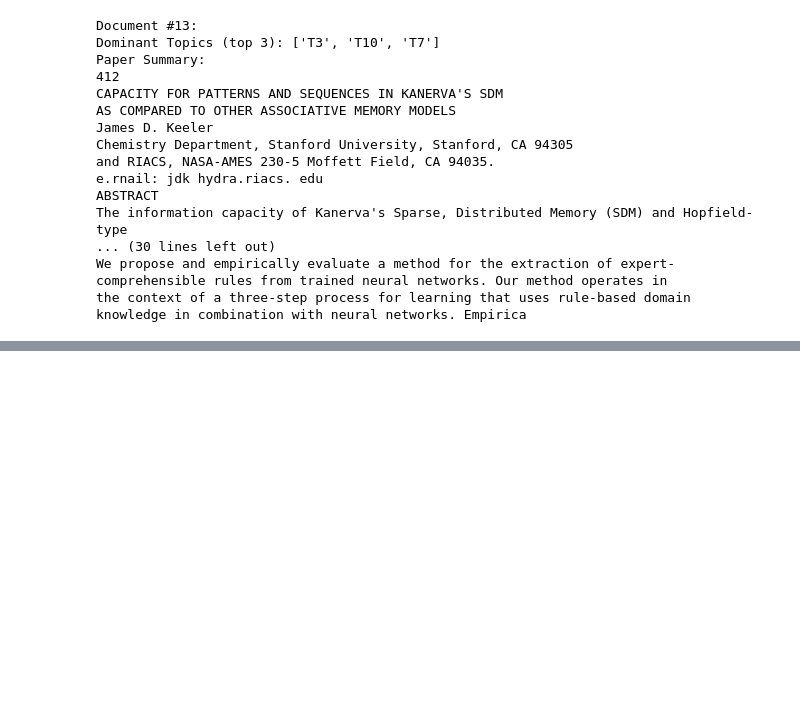
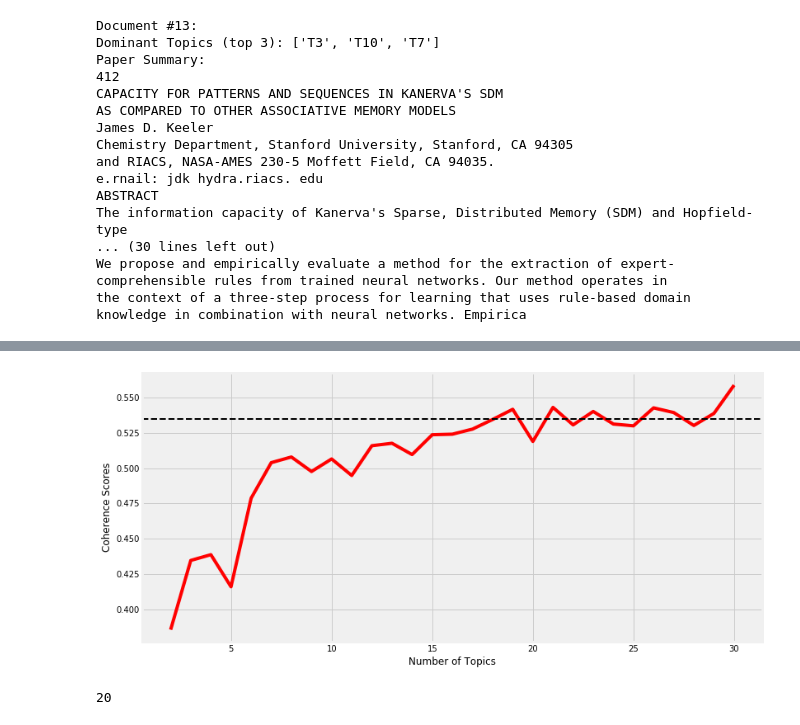
Before and after one commit to beliciataylor/self-study, a Jupyter notebook: NLP_Learning/ch06_text_summarization_topic_models.ipynb, the cells around one changed output, grey strips where cells are left out. Cells and saved outputs as stored; diff of their text form; code cells hidden in the pictures; blank space fills up the shorter version.

```diff
--- a/NLP_Learning/ch06_text_summarization_topic_models.ipynb
+++ b/NLP_Learning/ch06_text_summarization_topic_models.ipynb
@@ -701,0 +815,14 @@ knowledge in combination with neural networks. Empirica
+# %%
+MALLET_PATH = 'mallet-2.0.8/bin/mallet'
+lda_mallet = gensim.models.wrappers.LdaMallet(mallet_path=MALLET_PATH, corpus=bow_corpus,
+                                              num_topics=TOTAL_TOPICS, id2word=dictionary,
+                                              iterations=500, workers=16)
+
+topics=[[(term, round(wt,3))
+         for term, wt in lda_mallet.show_topic(n, topn=20)]
+             for n in range(0, TOTAL_TOPICS)]
+
+for idx, topic in enumerate(topics):
+    print('Topic #'+str(idx+1)+':')
+    print([term for term, wt in topic])
+    print()
@@ -701,0 +928,24 @@ knowledge in combination with neural networks. Empirica
+# %%
+# plot graph showing number of topics per model and corresponding coherence scores
+import matplotlib.pyplot as plt
+plt.style.use('fivethirtyeight')
+%matplotlib inline
+
+x_ax = range(2,31,1)
+y_ax = coherence_scores
+plt.figure(figsize=(12,6))
+plt.plot(x_ax, y_ax,c='r')
+plt.axhline(y=0.535, c='k', linestyle='--', linewidth=2)
+plt.rcParams['figure.facecolor'] = 'white'
+x1 = plt.xlabel('Number of Topics')
+y1 = plt.ylabel('Coherence Scores')
+# %% [output]
+[figure, added]
+# %%
+# based on graph, choose optimal number of topics as 20
+# retrieve best model
+best_model_idx = coherence_df[coherence_df['Number of Topics'] == 20].index[0]
+best_lda_model = lda_models[best_model_idx]
+best_lda_model.num_topics
+# %% [output]
+20
```
Also changed, not shown: parts of 27 cells of this notebook.
